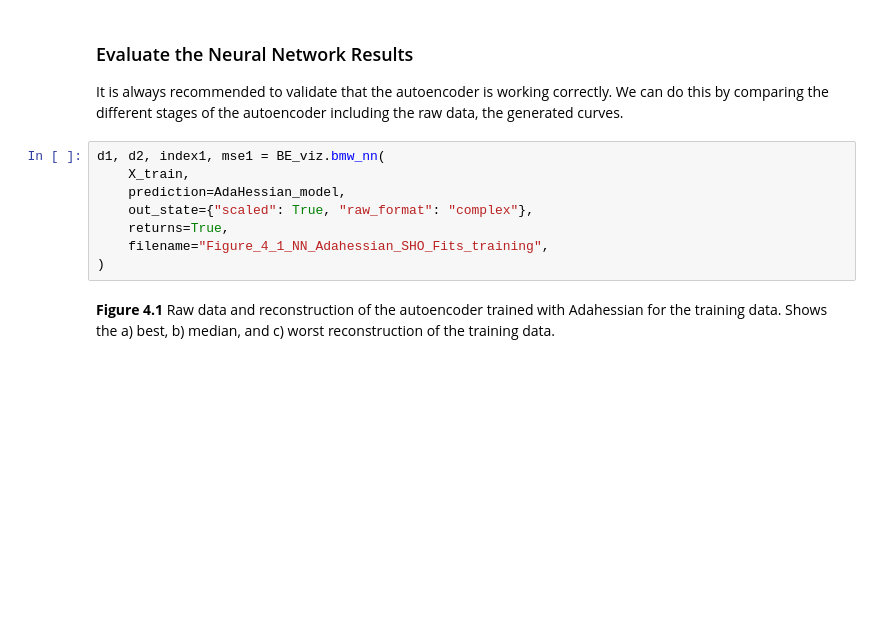
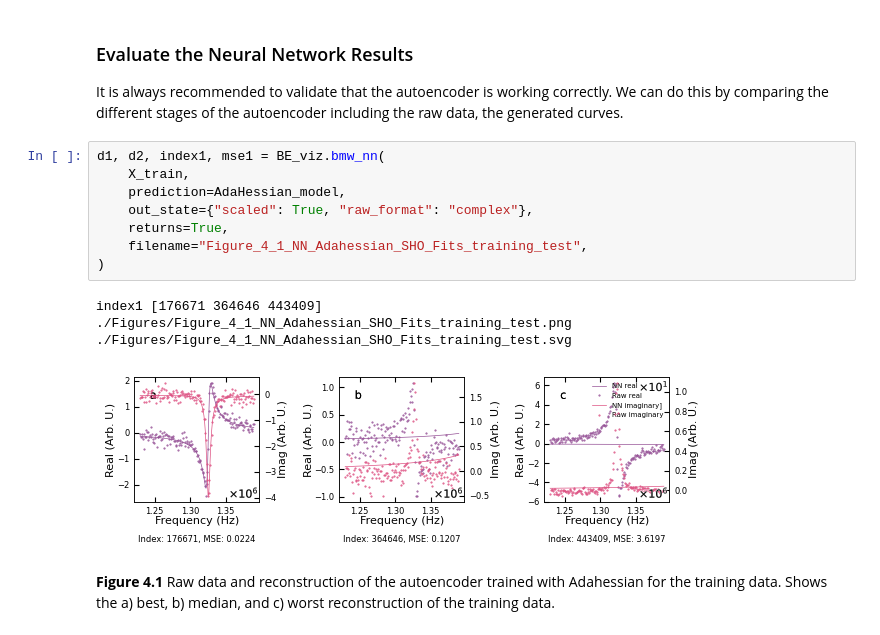
Before and after one commit to m3-learning/Rapid-Fitting-BEPFM-NN, a Jupyter notebook: notebooks/4_Second_Order_Optimizers copy.ipynb, the cells around one changed output. Cells and saved outputs as stored; diff of their text form; blank space fills up the shorter version.

```diff
--- a/notebooks/4_Second_Order_Optimizers copy.ipynb
+++ b/notebooks/4_Second_Order_Optimizers copy.ipynb
@@ -215,11 +221,16 @@ It is always recommended to validate that the autoencoder is working correctly.
 # %%
 d1, d2, index1, mse1 = BE_viz.bmw_nn(
     X_train,
     prediction=AdaHessian_model,
     out_state={"scaled": True, "raw_format": "complex"},
     returns=True,
-    filename="Figure_4_1_NN_Adahessian_SHO_Fits_training",
+    filename="Figure_4_1_NN_Adahessian_SHO_Fits_training_test",
 )
+# %% [output]
+index1 [176671 364646 443409]
+./Figures/Figure_4_1_NN_Adahessian_SHO_Fits_training_test.png
+./Figures/Figure_4_1_NN_Adahessian_SHO_Fits_training_test.svg
+[figure, added]
 # %% [markdown]
 **Figure 4.1** Raw data and reconstruction of the autoencoder trained with Adahessian for the training data. Shows the a) best, b) median, and c) worst reconstruction of the training data.
 # %%
```
Also changed, not shown: parts of 6 cells of this notebook, 2 other files.
